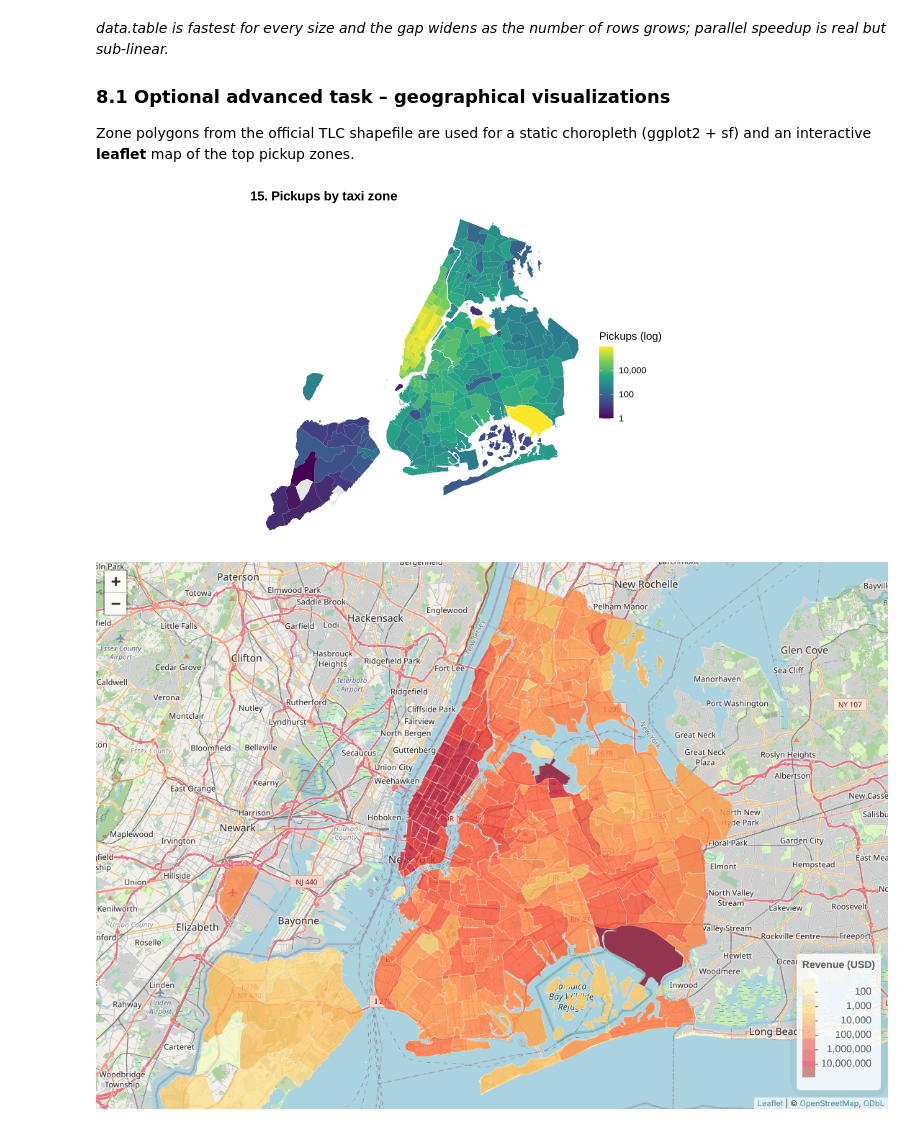
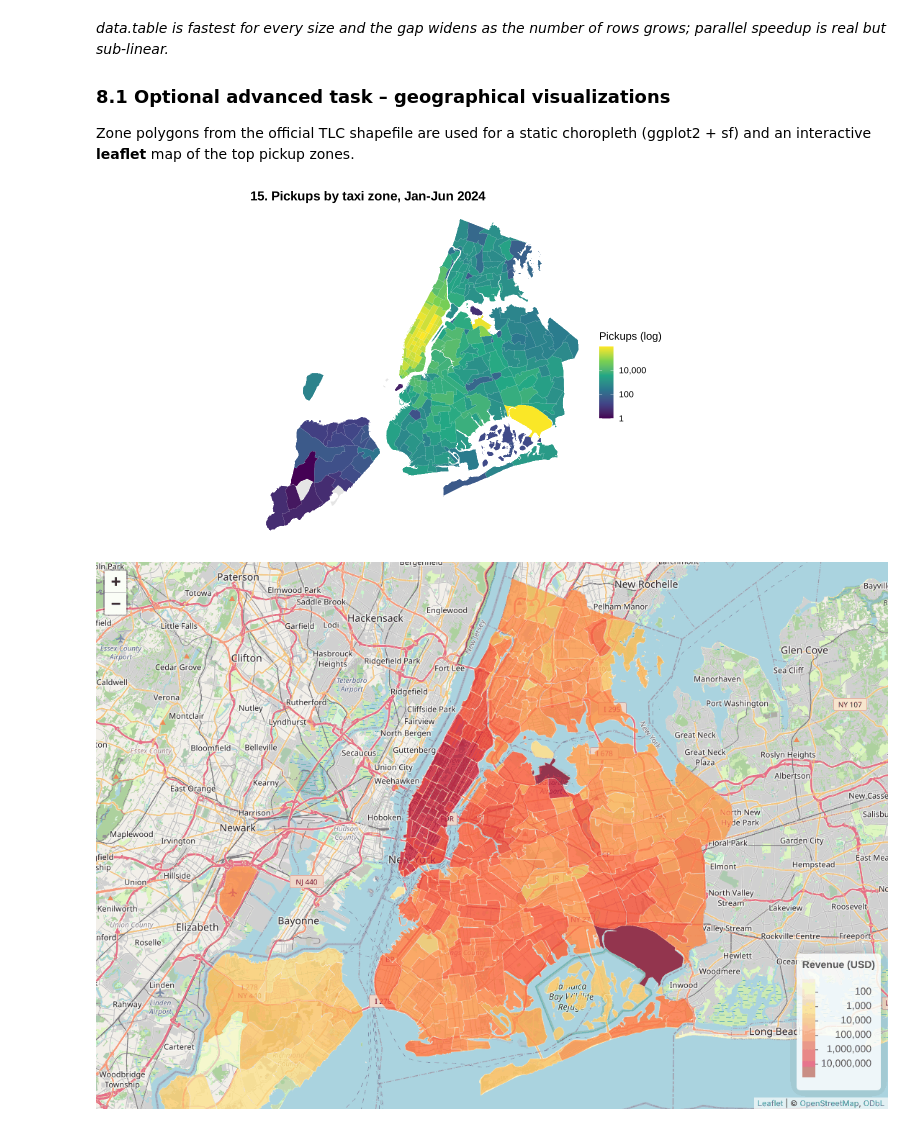
Before and after one commit to Swaroop192005/R-Prog-Project, a Jupyter notebook: NYC_Taxi_BigData_Analytics.ipynb, the cells around one changed output. Cells and saved outputs as stored; diff of their text form; code cells hidden in the pictures.

```diff
--- a/NYC_Taxi_BigData_Analytics.ipynb
+++ b/NYC_Taxi_BigData_Analytics.ipynb
@@ -117,6 +117,12 @@ set.seed(2024)
 options(repr.plot.width = 12, repr.plot.height = 6, scipen = 999, width = 140)
 
 MONTHS   <- if (ON_COLAB) sprintf("2024-%02d", 1:3) else sprintf("2024-%02d", 1:6)
+# everything below derives the analysis period from MONTHS, so changing MONTHS is enough
+MONTH_NUMS   <- as.integer(substr(MONTHS, 6, 7))
+PERIOD_START <- as.POSIXct(paste0(MONTHS[1], "-01 00:00:00"), tz = "UTC")
+PERIOD_END   <- as.POSIXct(paste0(seq(as.Date(paste0(MONTHS[length(MONTHS)], "-01")),
+                                      by = "month", length.out = 2)[2], " 00:00:00"), tz = "UTC")
+PERIOD_LABEL <- sprintf("%s-%s 2024", month.abb[MONTH_NUMS[1]], month.abb[MONTH_NUMS[length(MONTH_NUMS)]])
 DATA_DIR <- if (ON_COLAB) "/content/data" else "data"
 OUT_DIR  <- if (ON_COLAB) "/content/outputs" else "outputs"
 FIG_DIR  <- file.path(OUT_DIR, "figures")
@@ -128,7 +134,7 @@ N_CORES <- max(2L, parallel::detectCores() - 1L)
 
 cat("R version          :", R.version.string, "\n")
 cat("data.table version :", as.character(packageVersion("data.table")), "\n")
-cat("Running on Colab   :", ON_COLAB, "| months analysed:", length(MONTHS), "\n")
+cat("Running on Colab   :", ON_COLAB, "| period analysed:", PERIOD_LABEL, "\n")
 cat("Parquet reader     :", if (HAVE_ARROW) "arrow" else "nanoparquet",
     "| mapping packages available:", HAVE_MAPS, "\n")
 cat("Logical cores      :", parallel::detectCores(), "| cores used for parallel work:", N_CORES, "\n")
@@ -1513,23 +1561,23 @@ interactive **leaflet** map of the top pickup zones.
 # %%
 if (!HAVE_MAPS) {
   message("sf / leaflet are not available - skipping the optional map section.")
 } else {
 suppressPackageStartupMessages({ library(sf); library(leaflet); library(htmlwidgets) })
 shape_dir <- file.path(DATA_DIR, "taxi_zones")
 if (!dir.exists(shape_dir)) unzip(shape_zip, exdir = shape_dir)
 shp <- list.files(shape_dir, pattern = "\\.shp$", recursive = TRUE, full.names = TRUE)[1]
 zones_sf <- st_transform(st_make_valid(st_read(shp, quiet = TRUE)), 4326)
 zone_stats <- trips[, .(pickups = .N, revenue = sum(total_amount), avg_total = mean(total_amount)), by = .(LocationID = PULocationID)]
 zones_sf <- merge(zones_sf, zone_stats, by = "LocationID", all.x = TRUE)
 
 p <- ggplot(zones_sf) + geom_sf(aes(fill = pickups), colour = "white", linewidth = 0.05) +
   scale_fill_viridis_c(trans = "log10", labels = comma, name = "Pickups (log)", na.value = "grey90") +
-  labs(title = "15. Pickups by taxi zone") +
+  labs(title = paste("15. Pickups by taxi zone,", PERIOD_LABEL)) +
   theme_void(base_size = 13) + theme(legend.position = "right", plot.title = element_text(face = "bold"))
 save_plot(p, "15_pickup_map", width = 9, height = 9)
 }
 # %% [output]
-[figure, old version]
+[figure, new version]
 # %%
 if (HAVE_MAPS) {
 # an interactive choropleth: zone polygons never overlap, unlike circle markers
```
Also changed, not shown: parts of 34 cells of this notebook, 12 other files.
